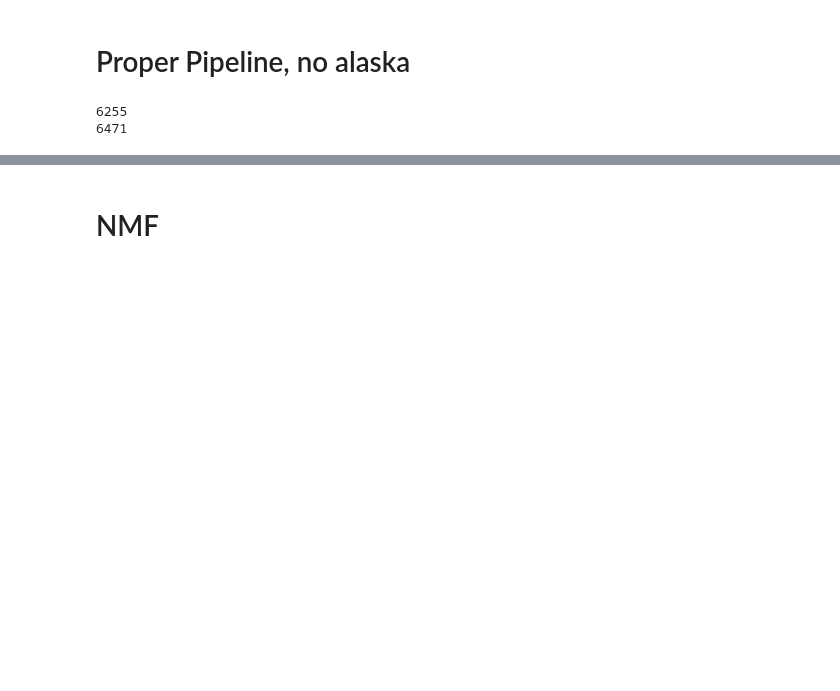
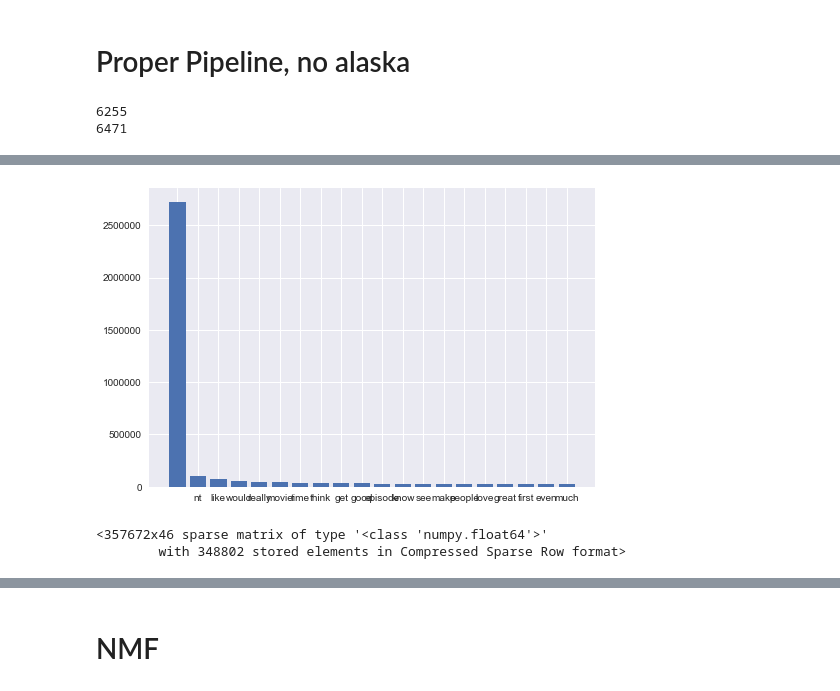
Before and after one commit to Jameshskelton/Reddit-NLP, a Jupyter notebook: Reddit-nlp-project.ipynb, the cells around one changed output, grey strips where cells are left out. Saved outputs shown, nothing was run; the diff lists cells and outputs as text; code cells hidden in the pictures; blank space fills up the shorter version.

```diff
--- a/Reddit-nlp-project.ipynb
+++ b/Reddit-nlp-project.ipynb
@@ -333,0 +261,8 @@ clean_df2=clean_df.dropna(axis=0)
+# %%
+from collections import Counter
+results = Counter()
+df_entertainment['Tokelems'].apply(results.update)
+# print(results)
+print(len(results))
+
+# set(['someone', 'ft.jgt', 'my', 'is', 'to', 'going', 'place', 'nickname'])
@@ -333,0 +272,4 @@ clean_df2=clean_df.dropna(axis=0)
+# %%
+resies = results.most_common(20)
+resies = dict(resies)
+resies
@@ -333,0 +297,6 @@ clean_df2=clean_df.dropna(axis=0)
+# %%
+
+plt.bar(resies.keys(), resies.values())
+plt.show()
+# %% [output]
+[figure, added]
@@ -333,0 +360,9 @@ clean_df2=clean_df.dropna(axis=0)
+# %%
+tfidf_vectorizer = TfidfVectorizer(max_df=0.965, min_df=.015, stop_words=new_stops)
+tfidf_vectorizer.set_params(ngram_range =(1,2))
+vectorized_y = tfidf_vectorizer.fit_transform(df_entertainment['Text'].values)
+
+vectorized_y
+# %% [output]
+<357672x46 sparse matrix of type '<class 'numpy.float64'>'
+        with 348802 stored elements in Compressed Sparse Row format>
```
Also changed, not shown: parts of 39 cells of this notebook.
